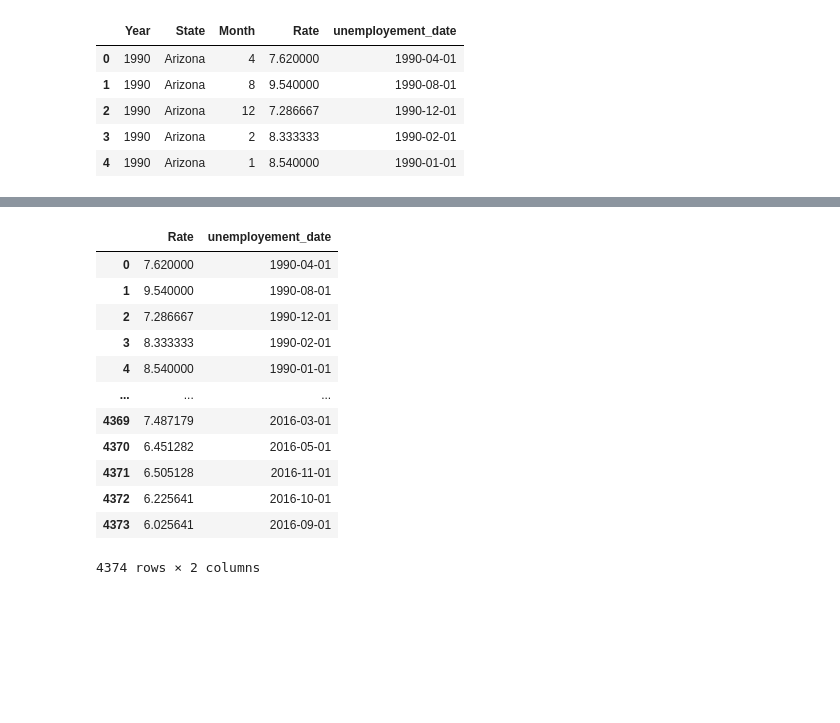
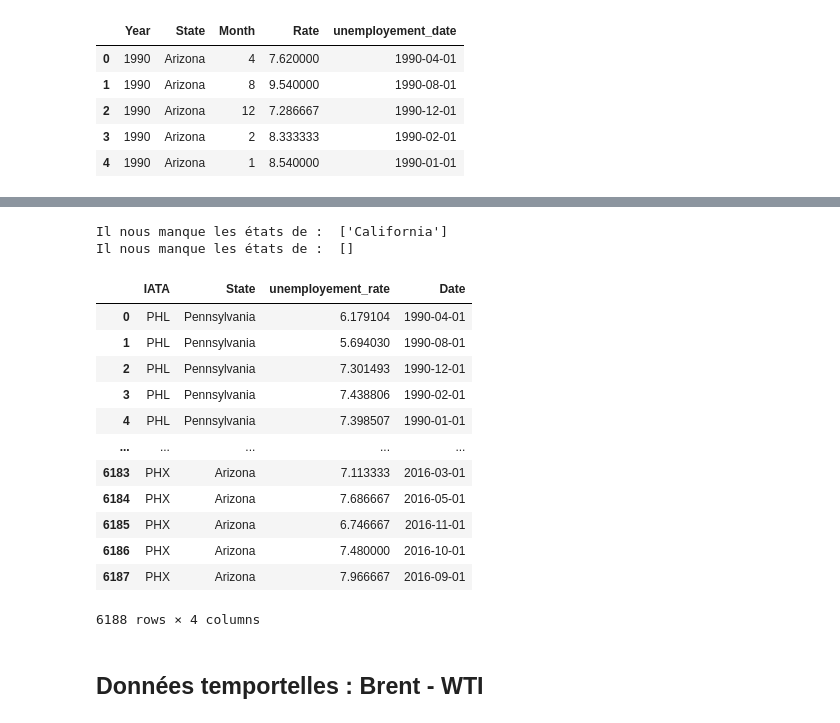
Before and after one commit to samirLazzali/air-passengers-prediction, a Jupyter notebook: Notebook/check_external_data.ipynb, the cells around one changed output, grey strips where cells are left out. Drawn from its saved outputs; the diff is of its cells as text; code cells hidden in the pictures; blank space fills up the shorter version.

```diff
--- a/Notebook/check_external_data.ipynb
+++ b/Notebook/check_external_data.ipynb
@@ -244,16 +208,31 @@ for state in state_unemployment.State.unique():
-# %%
-state_unemployment[['Rate','unemployement_date']]
-# %% [output]
-|  | Rate | unemployement_date |
-| 0 | 7.620000 | 1990-04-01 |
-| 1 | 9.540000 | 1990-08-01 |
-| 2 | 7.286667 | 1990-12-01 |
-| 3 | 8.333333 | 1990-02-01 |
-| 4 | 8.540000 | 1990-01-01 |
-| ... | ... | ... |
-| 4369 | 7.487179 | 2016-03-01 |
-| 4370 | 6.451282 | 2016-05-01 |
-| 4371 | 6.505128 | 2016-11-01 |
-| 4372 | 6.225641 | 2016-10-01 |
-| 4373 | 6.025641 | 2016-09-01 |
-4374 rows × 2 columns
+# %%
+IATA_STATE = airports[airports.STATE_FULL.isin(airports.STATE_FULL.unique())][['IATA','STATE_FULL']].rename(columns={'STATE_FULL':'State'})
+iata_date = IATA_STATE.merge(state_unemployment[['State', 'Rate', 'unemployement_date']].rename(columns={'unemployement_date':'Date', 'Rate': 'unemployement_rate'}))
+
+# verif : Il y a des mois pour lequel on a pas d'info (pour un état donné)
+print("Il nous manque les états de : ",np.setdiff1d(STATE_FULL, iata_date[iata_date['Date'] == "2010-04-01"].State.unique()))
+print("Il nous manque les états de : ",np.setdiff1d(STATE_FULL, iata_date[iata_date['Date'] == "2010-05-01"].State.unique()))
+iata_date[iata_date.State == 'California']
+iata_date[iata_date.State == 'Texas'].Date.unique()
+iata_date[iata_date['Date'] == "2010-04-01"].State.unique()
+iata_date.set_index('Date')[['IATA', 'unemployement_rate']]
+#pd.pivot_table(iata_date[['State', 'unemployement_rate']],values=['State'])
+iata_date
+# %% [output]
+Il nous manque les états de :  ['California']
+Il nous manque les états de :  []
+|  | IATA | State | unemployement_rate | Date |
+| 0 | PHL | Pennsylvania | 6.179104 | 1990-04-01 |
+| 1 | PHL | Pennsylvania | 5.694030 | 1990-08-01 |
+| 2 | PHL | Pennsylvania | 7.301493 | 1990-12-01 |
+| 3 | PHL | Pennsylvania | 7.438806 | 1990-02-01 |
+| 4 | PHL | Pennsylvania | 7.398507 | 1990-01-01 |
+| ... | ... | ... | ... | ... |
+| 6183 | PHX | Arizona | 7.113333 | 2016-03-01 |
+| 6184 | PHX | Arizona | 7.686667 | 2016-05-01 |
+| 6185 | PHX | Arizona | 6.746667 | 2016-11-01 |
+| 6186 | PHX | Arizona | 7.480000 | 2016-10-01 |
+| 6187 | PHX | Arizona | 7.966667 | 2016-09-01 |
+6188 rows × 4 columns
+# %% [markdown]
+## Données temportelles  : Brent - WTI
```
Also changed, not shown: parts of 16 cells of this notebook, 7 other files.
